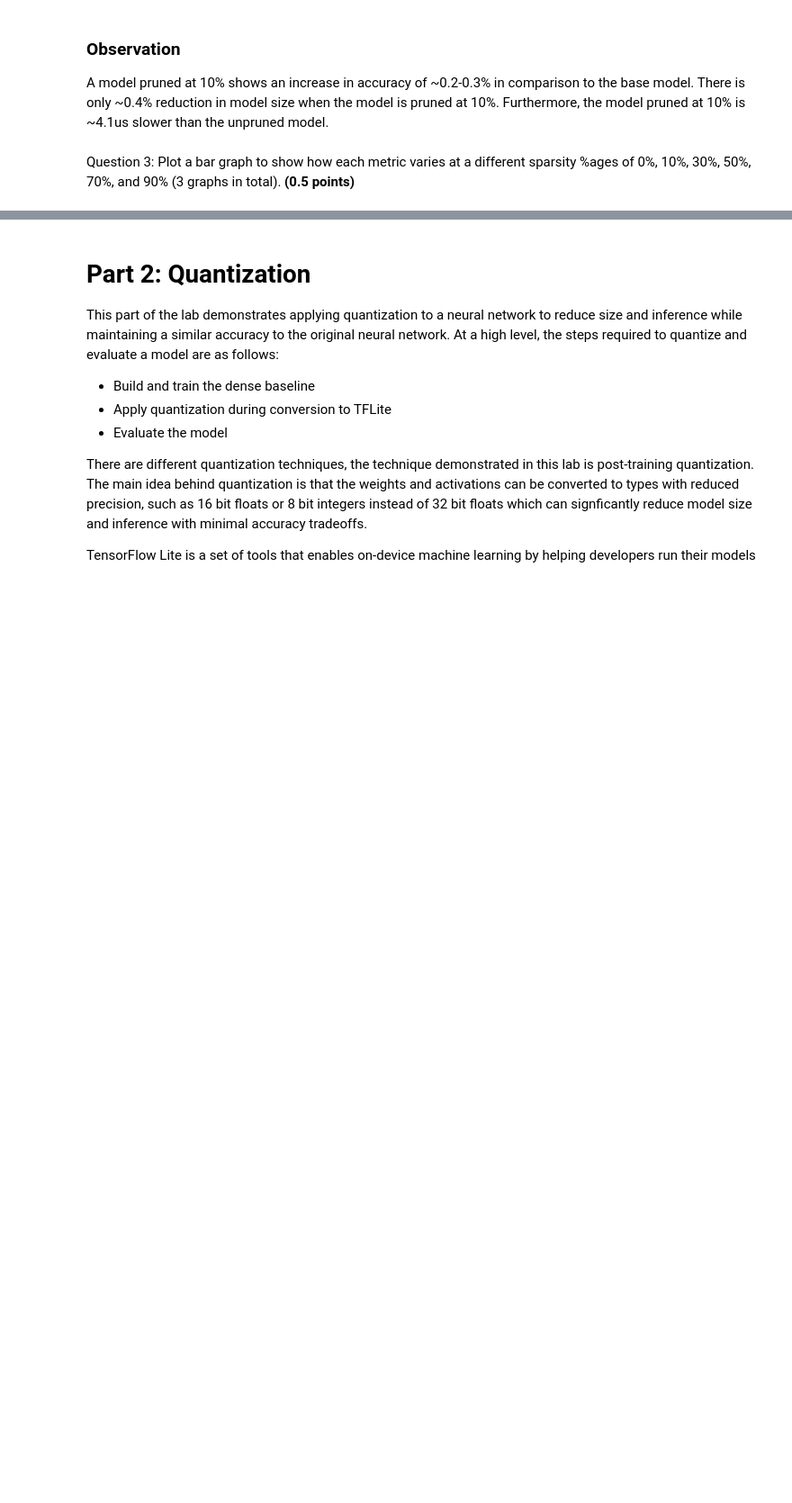
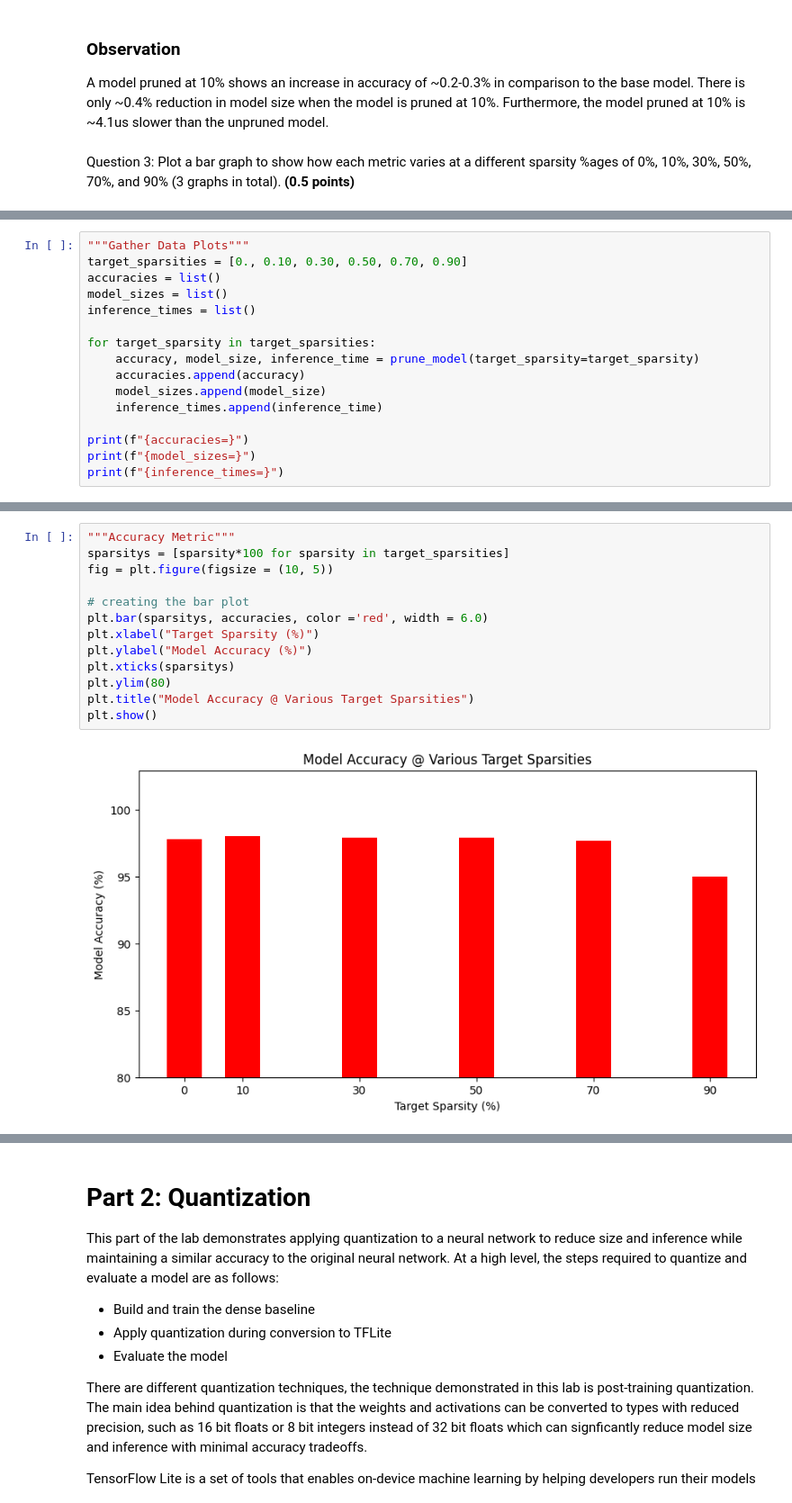
Before and after one commit to ENELEngineering/ENDG511, a Jupyter notebook: ENDG511_LAB_2_2024.ipynb, the cells around one changed output, grey strips where cells are left out. Shown: that part at 90% size. Drawn from its saved outputs; the diff is of its cells as text; blank space fills up the shorter version.

```diff
--- a/ENDG511_LAB_2_2024.ipynb
+++ b/ENDG511_LAB_2_2024.ipynb
@@ -463,0 +515,16 @@ Question 3: Plot a bar graph to show how each metric varies at a different spars
+# %%
+"""Gather Data Plots"""
+target_sparsities = [0., 0.10, 0.30, 0.50, 0.70, 0.90]
+accuracies = list()
+model_sizes = list()
+inference_times = list()
+
+for target_sparsity in target_sparsities:
+    accuracy, model_size, inference_time = prune_model(target_sparsity=target_sparsity)
+    accuracies.append(accuracy)
+    model_sizes.append(model_size)
+    inference_times.append(inference_time)
+
+print(f"{accuracies=}")
+print(f"{model_sizes=}")
+print(f"{inference_times=}")
@@ -463,0 +549,15 @@ Question 3: Plot a bar graph to show how each metric varies at a different spars
+# %%
+"""Accuracy Metric"""
+sparsitys = [sparsity*100 for sparsity in target_sparsities]
+fig = plt.figure(figsize = (10, 5))
+
+# creating the bar plot
+plt.bar(sparsitys, accuracies, color ='red', width = 6.0)
+plt.xlabel("Target Sparsity (%)")
+plt.ylabel("Model Accuracy (%)")
+plt.xticks(sparsitys)
+plt.ylim(80)
+plt.title("Model Accuracy @ Various Target Sparsities")
+plt.show()
+# %% [output]
+[figure, added]
```
Also changed, not shown: parts of 10 cells of this notebook.
